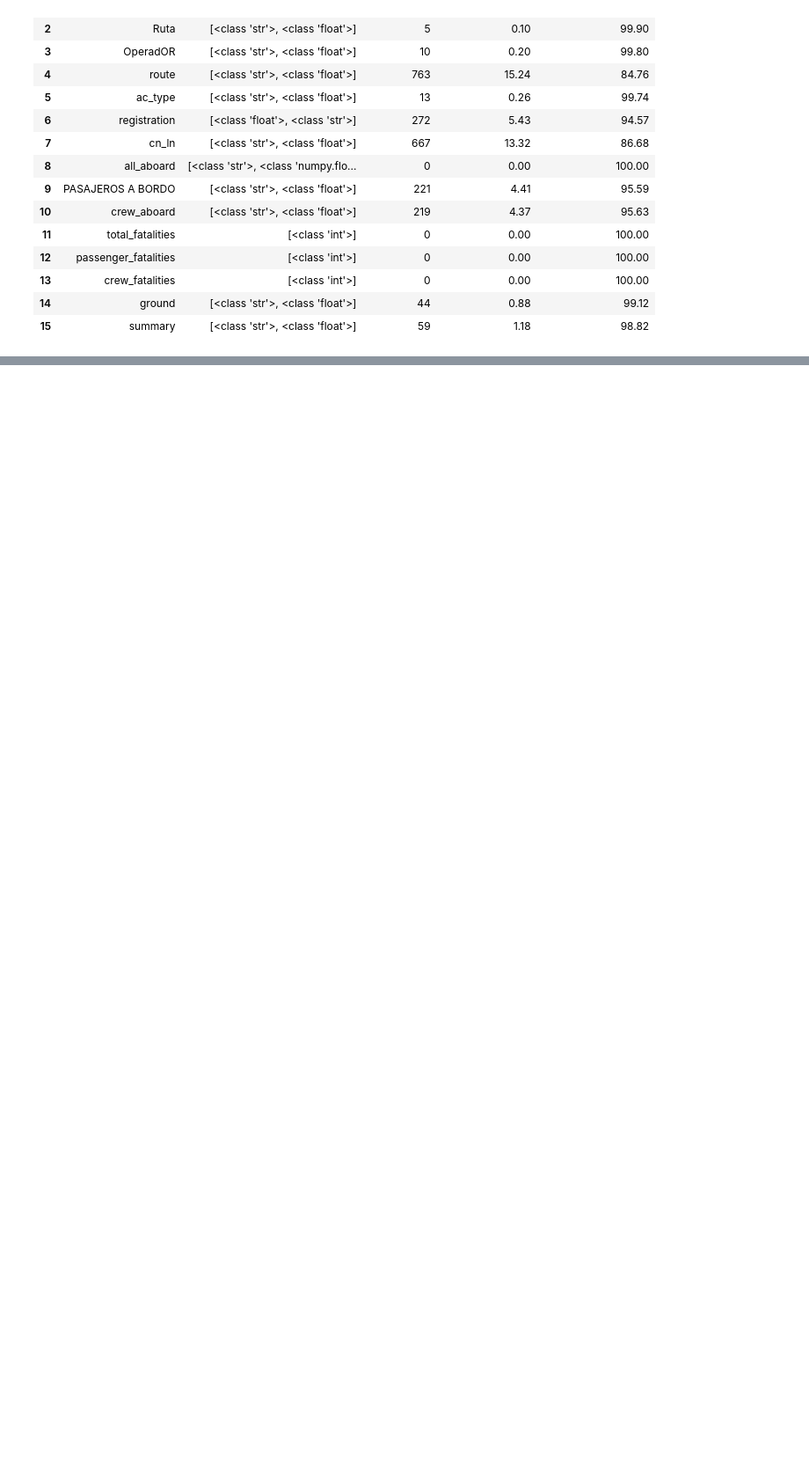
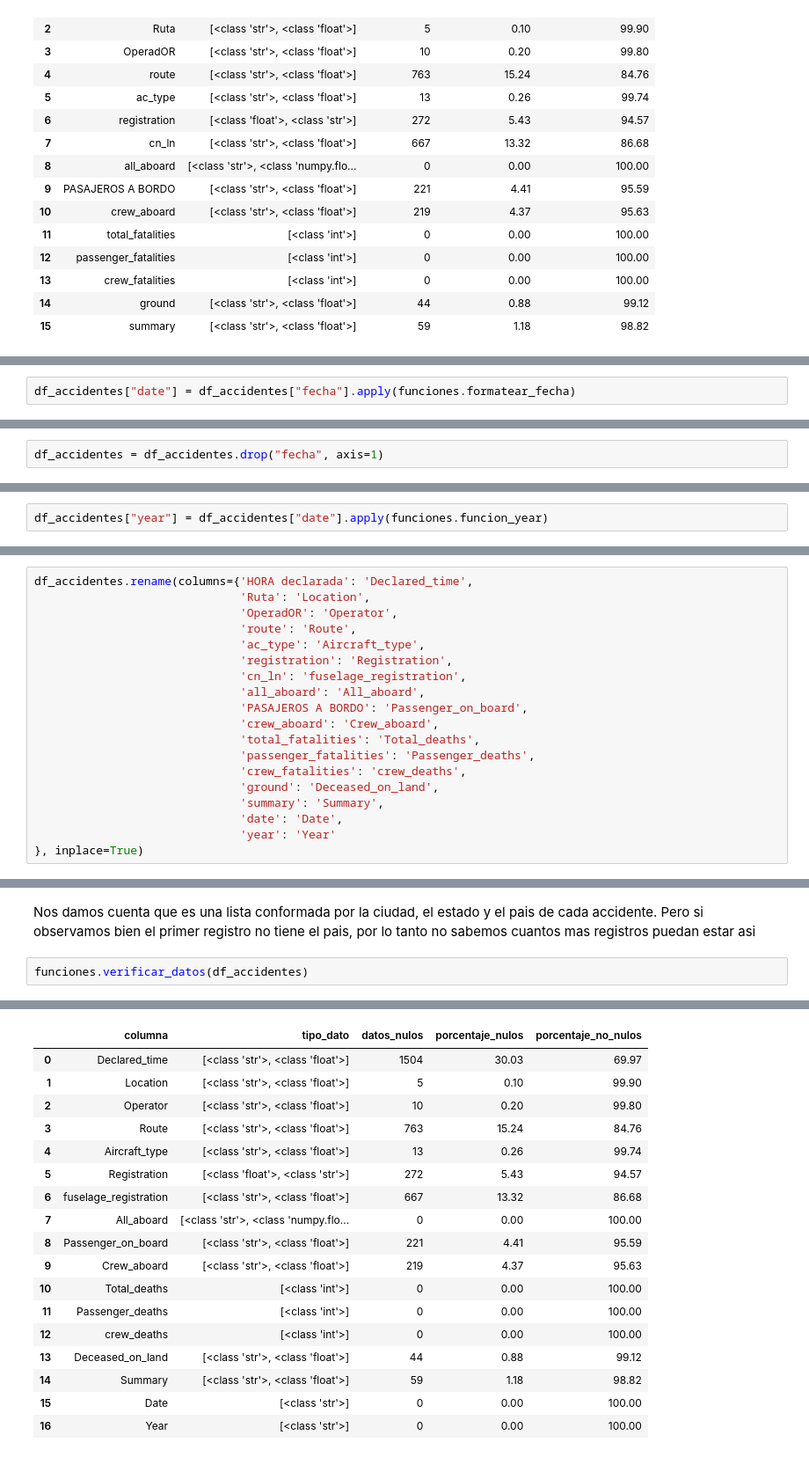
Before and after one commit to freddyv1828/Data_Analytics_Accidentes_Aereos, a Jupyter notebook: Notebooks/Etl_Accidentes_aereos.ipynb, the cells around one changed output, grey strips where cells are left out. Shown: that part at 88% size. Cells and saved outputs as stored; diff of their text form; blank space fills up the shorter version.

```diff
--- a/Notebooks/Etl_Accidentes_aereos.ipynb
+++ b/Notebooks/Etl_Accidentes_aereos.ipynb
@@ -489,0 +539,2 @@ Advertencia: la columna summary, tiene valores nulos
+# %%
+df_accidentes["date"] = df_accidentes["fecha"].apply(funciones.formatear_fecha)
@@ -489,0 +560,2 @@ Advertencia: la columna summary, tiene valores nulos
+# %%
+df_accidentes = df_accidentes.drop("fecha", axis=1)
@@ -489,0 +574,2 @@ Advertencia: la columna summary, tiene valores nulos
+# %%
+df_accidentes["year"] = df_accidentes["date"].apply(funciones.funcion_year)
@@ -489,0 +586,19 @@ Advertencia: la columna summary, tiene valores nulos
+# %%
+df_accidentes.rename(columns={'HORA declarada': 'Declared_time',
+                              'Ruta': 'Location',
+                              'OperadOR': 'Operator',
+                              'route': 'Route',
+                              'ac_type': 'Aircraft_type',
+                              'registration': 'Registration',
+                              'cn_ln': 'fuselage_registration',
+                              'all_aboard': 'All_aboard',
+                              'PASAJEROS A BORDO': 'Passenger_on_board',
+                              'crew_aboard': 'Crew_aboard',
+                              'total_fatalities': 'Total_deaths',
+                              'passenger_fatalities': 'Passenger_deaths',
+                              'crew_fatalities': 'crew_deaths',
+                              'ground': 'Deceased_on_land',
+                              'summary': 'Summary',
+                              'date': 'Date',
+                              'year': 'Year'
+}, inplace=True)
@@ -489,0 +615,5 @@ Advertencia: la columna summary, tiene valores nulos
+# %% [markdown]
+Nos damos cuenta que es una lista conformada por la ciudad, el estado y el pais de cada accidente. Pero si observamos bien el primer registro no tiene el pais, por lo tanto no sabemos cuantos mas registros puedan estar asi
+# %%
+funciones.verificar_datos(df_accidentes)
+# %% [output]
@@ -489,0 +631,18 @@ Advertencia: la columna summary, tiene valores nulos
+|  | columna | tipo_dato | datos_nulos | porcentaje_nulos | porcentaje_no_nulos |
+| 0 | Declared_time | [<class 'str'>, <class 'float'>] | 1504 | 30.03 | 69.97 |
+| 1 | Location | [<class 'str'>, <class 'float'>] | 5 | 0.10 | 99.90 |
+| 2 | Operator | [<class 'str'>, <class 'float'>] | 10 | 0.20 | 99.80 |
+| 3 | Route | [<class 'str'>, <class 'float'>] | 763 | 15.24 | 84.76 |
+| 4 | Aircraft_type | [<class 'str'>, <class 'float'>] | 13 | 0.26 | 99.74 |
+| 5 | Registration | [<class 'float'>, <class 'str'>] | 272 | 5.43 | 94.57 |
+| 6 | fuselage_registration | [<class 'str'>, <class 'float'>] | 667 | 13.32 | 86.68 |
+| 7 | All_aboard | [<class 'str'>, <class 'numpy.flo... | 0 | 0.00 | 100.00 |
+| 8 | Passenger_on_board | [<class 'str'>, <class 'float'>] | 221 | 4.41 | 95.59 |
+| 9 | Crew_aboard | [<class 'str'>, <class 'float'>] | 219 | 4.37 | 95.63 |
+| 10 | Total_deaths | [<class 'int'>] | 0 | 0.00 | 100.00 |
+| 11 | Passenger_deaths | [<class 'int'>] | 0 | 0.00 | 100.00 |
+| 12 | crew_deaths | [<class 'int'>] | 0 | 0.00 | 100.00 |
+| 13 | Deceased_on_land | [<class 'str'>, <class 'float'>] | 44 | 0.88 | 99.12 |
+| 14 | Summary | [<class 'str'>, <class 'float'>] | 59 | 1.18 | 98.82 |
+| 15 | Date | [<class 'str'>] | 0 | 0.00 | 100.00 |
+| 16 | Year | [<class 'str'>] | 0 | 0.00 | 100.00 |
```
Also changed, not shown: parts of 44 cells of this notebook, 1 other file.
